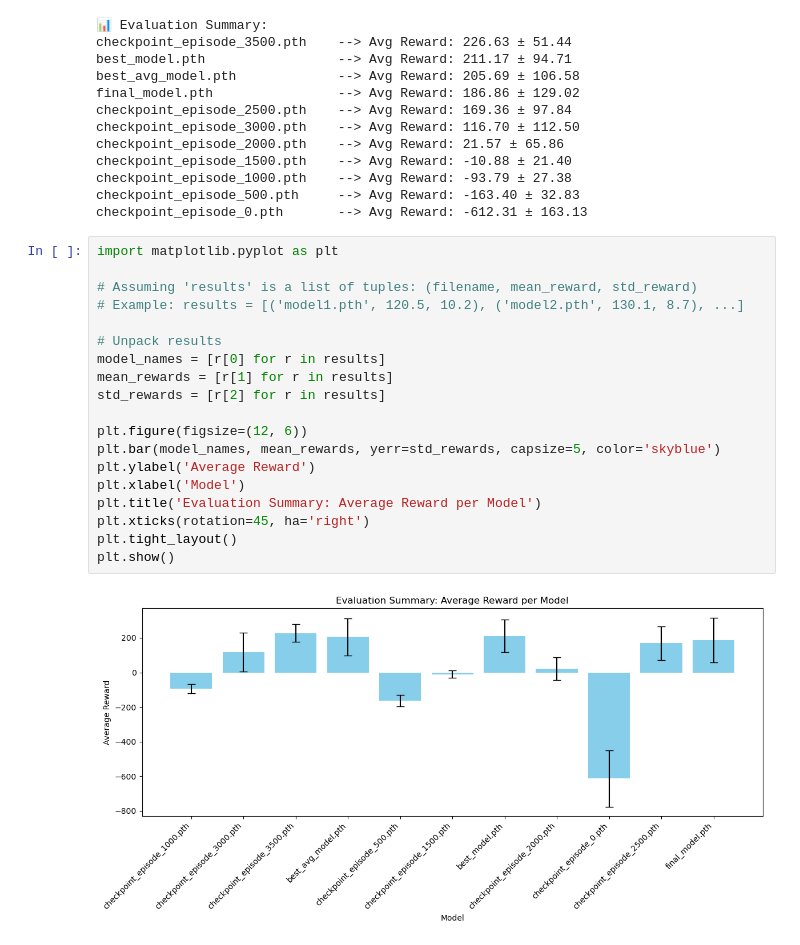
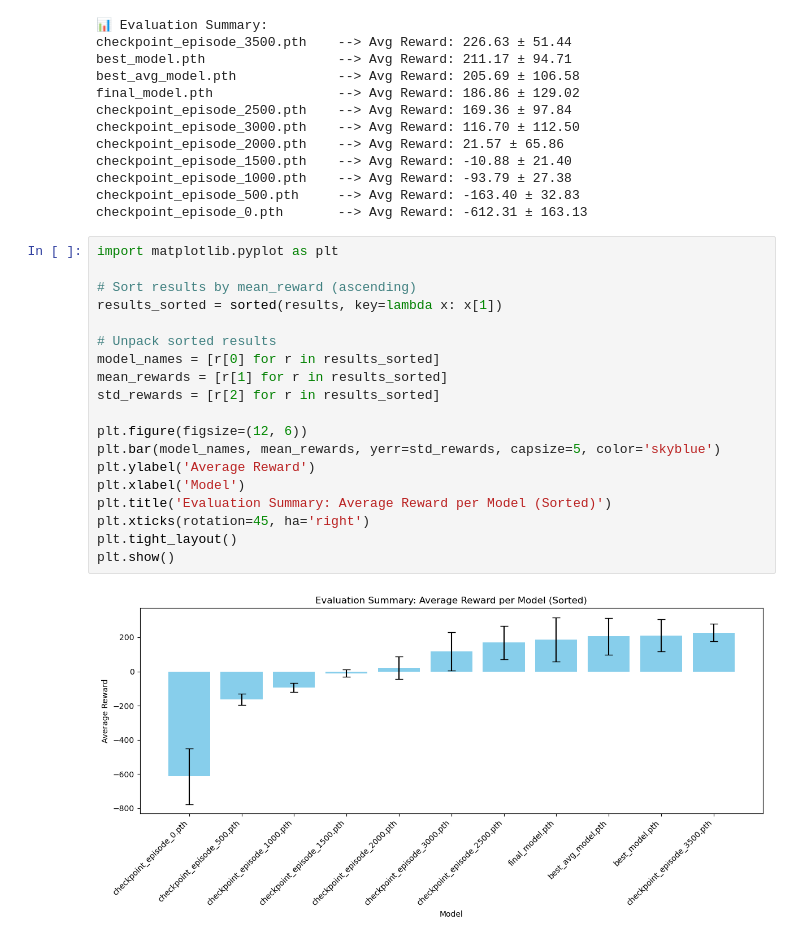
Before and after one commit to BOYSABIO/DQN-DDQN-Gymnasium, a Jupyter notebook: lunar_lander/ddqn/evaluation.ipynb, the cells around one changed output. Drawn from its saved outputs; the diff is of its cells as text.

Commit message:
plot adjustments

```diff
--- a/lunar_lander/ddqn/evaluation.ipynb
+++ b/lunar_lander/ddqn/evaluation.ipynb
@@ -122,21 +122,21 @@ checkpoint_episode_0.pth       --> Avg Reward: -612.31 ± 163.13
 # %%
 import matplotlib.pyplot as plt
 
-# Assuming 'results' is a list of tuples: (filename, mean_reward, std_reward)
-# Example: results = [('model1.pth', 120.5, 10.2), ('model2.pth', 130.1, 8.7), ...]
+# Sort results by mean_reward (ascending)
+results_sorted = sorted(results, key=lambda x: x[1])
 
-# Unpack results
-model_names = [r[0] for r in results]
-mean_rewards = [r[1] for r in results]
-std_rewards = [r[2] for r in results]
+# Unpack sorted results
+model_names = [r[0] for r in results_sorted]
+mean_rewards = [r[1] for r in results_sorted]
+std_rewards = [r[2] for r in results_sorted]
 
 plt.figure(figsize=(12, 6))
 plt.bar(model_names, mean_rewards, yerr=std_rewards, capsize=5, color='skyblue')
 plt.ylabel('Average Reward')
 plt.xlabel('Model')
-plt.title('Evaluation Summary: Average Reward per Model')
+plt.title('Evaluation Summary: Average Reward per Model (Sorted)')
 plt.xticks(rotation=45, ha='right')
 plt.tight_layout()
 plt.show()
 # %% [output]
-[figure, old version]
+[figure, new version]
```
